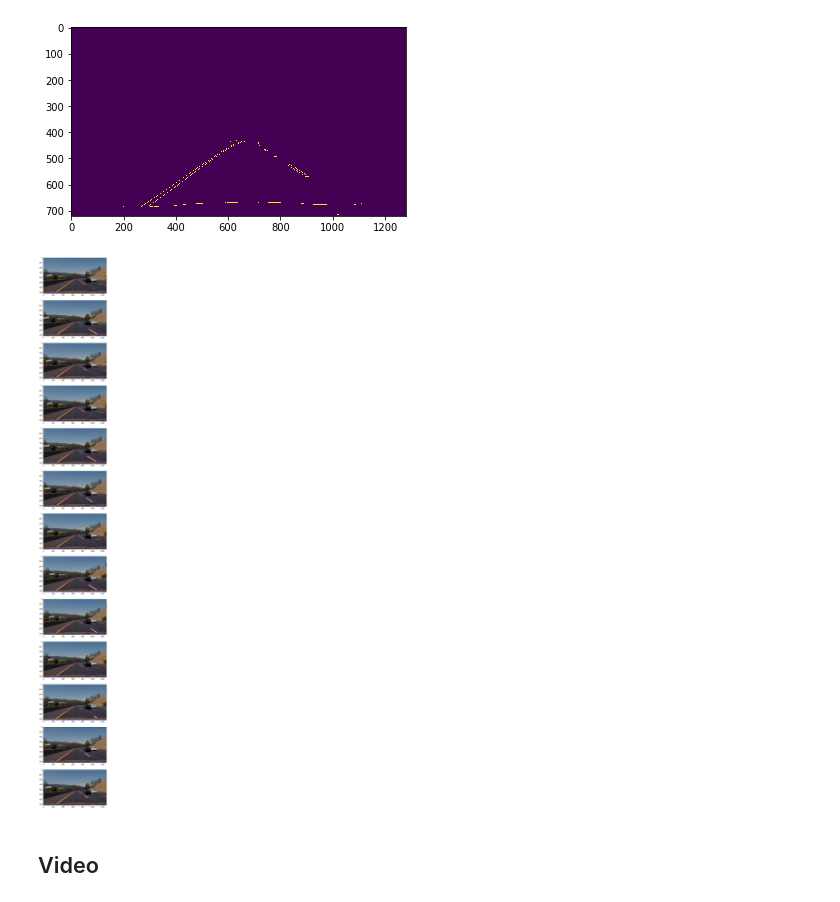
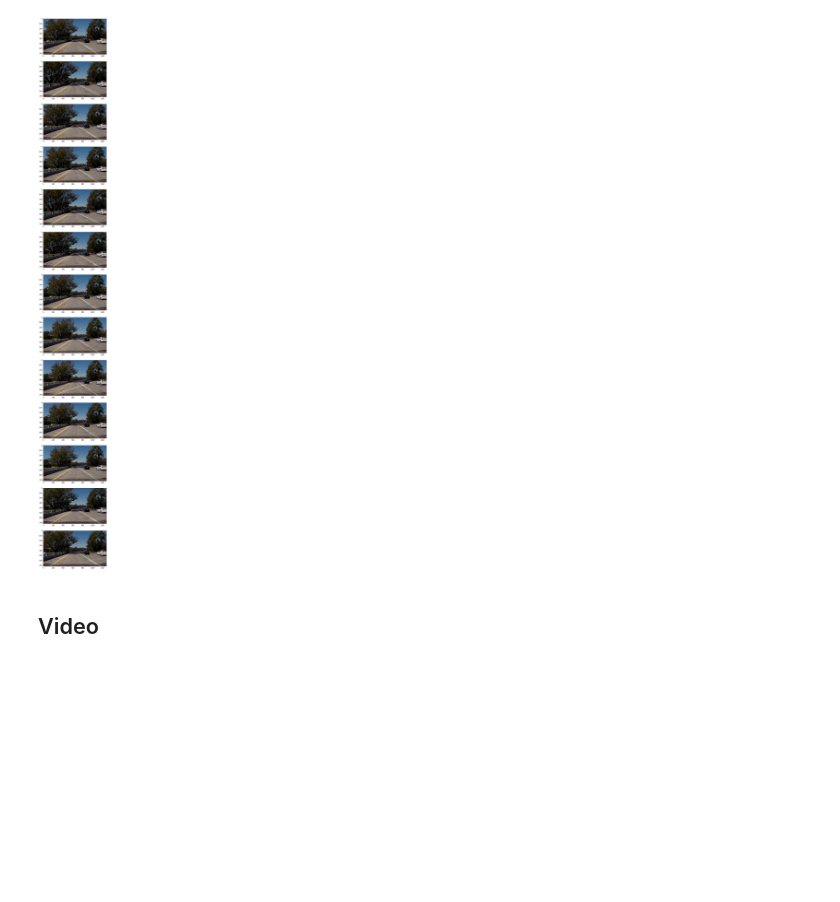
Before and after one commit to FluffyFu/lane_detection, a Jupyter notebook: challenge.ipynb, the cells around one changed output. Cells and saved outputs as stored; diff of their text form; code cells hidden in the pictures; blank space fills up the shorter version.

```diff
--- a/challenge.ipynb
+++ b/challenge.ipynb
@@ -184,5 +276,5 @@ def weighted_img(img, initial_img, α=0.8, β=1., γ=0.):
 # %%
-def lane_detection_pipeline(image, canny_params, hough_params, vertices):
+def lane_detection_pipeline(image, canny_params, hough_params, vertices, slope_threshold, interpolation, draw_region):
 
     # unpack hyper-params
     kernel_size, canny_low_threshold, canny_high_threshold = canny_params
@@ -197,12 +289,13 @@ def lane_detection_pipeline(image, canny_params, hough_params, vertices):
 
     segement_image = region_of_interest(edge_image, vertices=vertices)
 
-    plt.imshow(segement_image)
     lines = hough_lines(segement_image, rho=rho, theta=theta, threshold=hough_threshold,
-                         min_line_len=min_line_len, max_line_gap=max_line_gap)
+                         min_line_len=min_line_len, max_line_gap=max_line_gap,
+                        slope_threshold=slope_threshold, interpolation=interpolation)
 
     # draw intersted area
-    draw_region_of_interest(lines, vertices)
+    if draw_region:
+        draw_region_of_interest(lines, vertices)
 
     # draw the detected lane on top of the original image
     final_image = weighted_img(lines, image)
@@ -211,54 +304,60 @@ def lane_detection_pipeline(image, canny_params, hough_params, vertices):
 
 # then save them to the test_images_output directory.
 # %%
+path_dir = "debug_files/frames_challenge_2/"
+
 kernel_size = 5
-canny_low_threshold = 50
-canny_high_threshold = 200
+canny_low_threshold = 30
+canny_high_threshold = 80
 
 canny_params = (kernel_size, canny_low_threshold, canny_high_threshold)
 
 rho = 1
 theta = np.pi / 180
 hough_threshold = 30
-min_line_len = 25
+min_line_len = 30
 max_line_gap = 40
 
 hough_params = (rho, theta, hough_threshold, min_line_len, max_line_gap)
 
+slope_threshold = 0.2
 y_full = 720
 x_full = 1280
 
 # [upper left, upper right, lower right, lower left]
-vertices = np.array([[(0.48*x_full, 0.6*y_full),
-                      (0.55*x_full, 0.6*y_full),
-                      (0.96*x_full, y_full),
-                      (0.11*x_full, y_full)]],
-                   dtype=np.int32)
+vertices_rel = np.array([[(0.48, 0.6),
+                      (0.55, 0.6),
+                      (0.96, 1.0),
+                      (0.12, 1.0)]])
+vertices = scale_vertices(vertices_rel, x_full, y_full)
+interpolation = True
+draw_region = False
 
-image_paths = os.listdir("debug_files/frames_challenge/")[:]
+
+image_paths = os.listdir(path_dir)
 results = []
 
 for image_path in image_paths:
 
-    image_path = 'debug_files/frames_challenge/' + image_path
+    image_path = path_dir + image_path
     # load image
     image = mpimg.imread(image_path)
-    final_image = lane_detection_pipeline(image, canny_params, hough_params, vertices)
+    final_image = lane_detection_pipeline(image, canny_params, hough_params, vertices, slope_threshold, interpolation,
+                                         draw_region)
     results.append(final_image)
 
 # show results
 ax = []
 fig = plt.figure(figsize=(48, 64))
 rows = len(results)
 cols = 1
 
 for i, res in enumerate(results):
     ax.append(fig.add_subplot(rows, cols, i+1))
     plt.imshow(res)
 plt.show()
 # %% [output]
-[figure, old version]
+[figure, new version]
-[figure, removed]
 # %% [markdown]
 ## Video
 # %%
```
Also changed, not shown: parts of 3 cells of this notebook, 6 other files.
